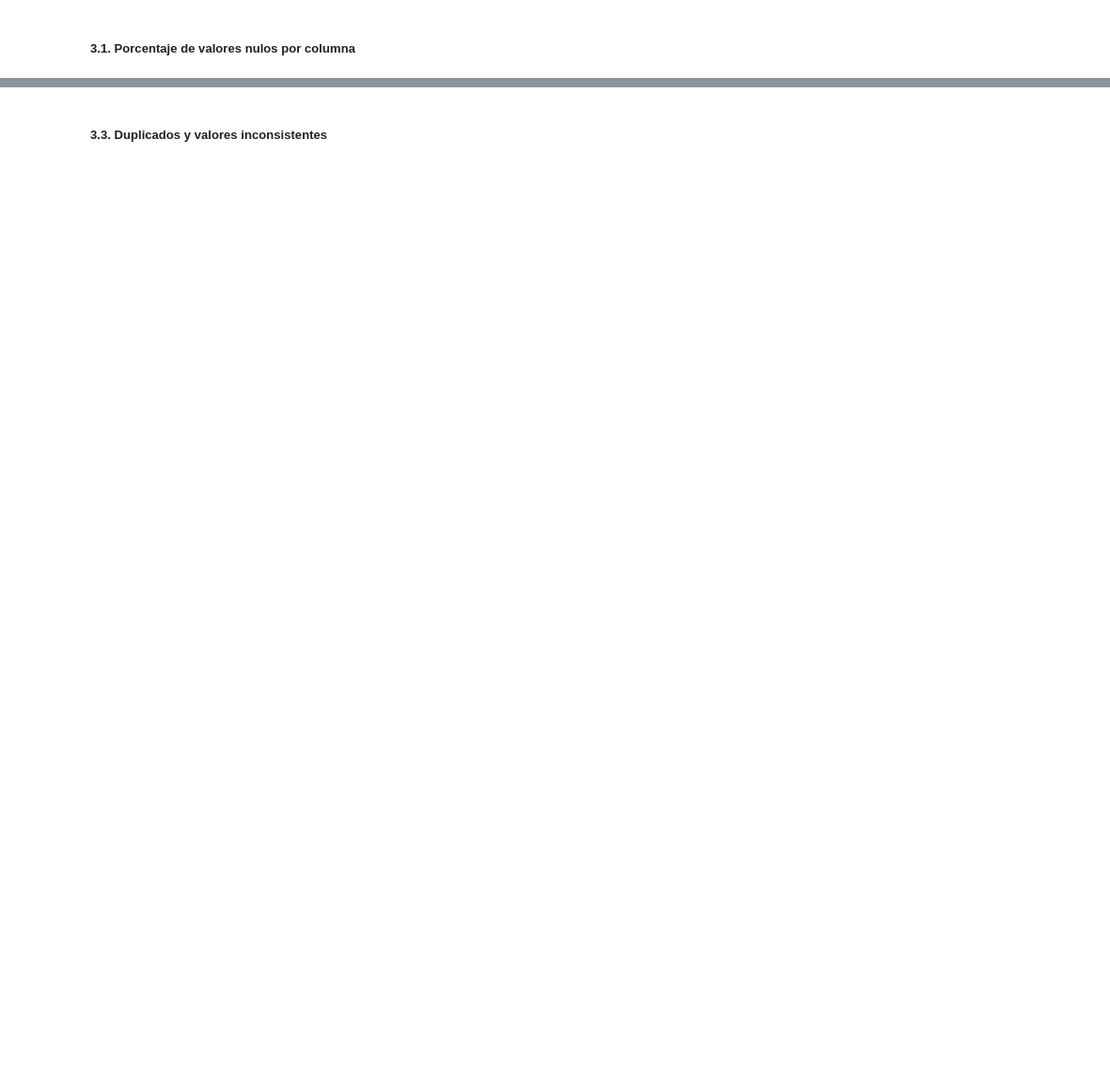
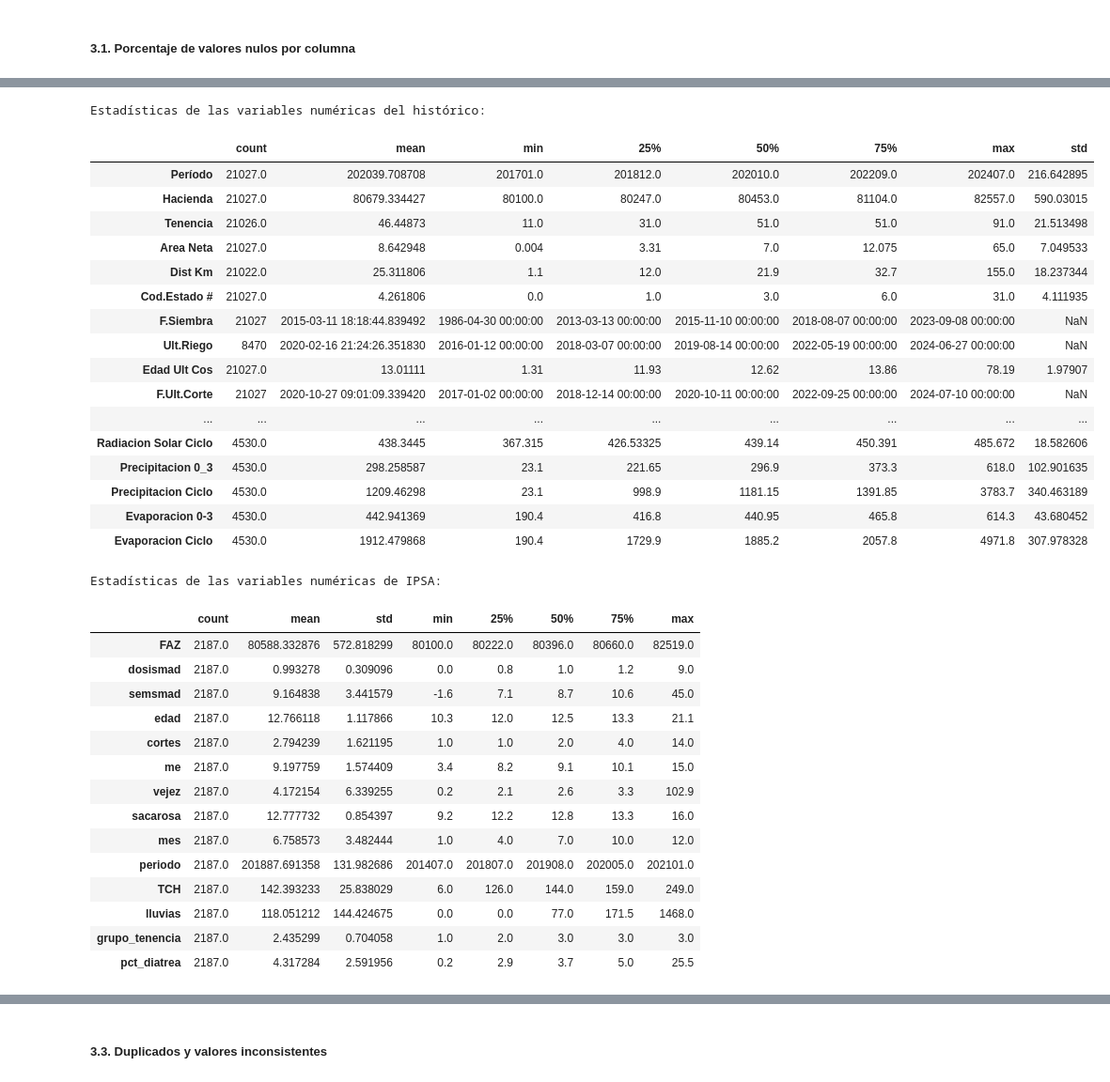
Before and after one commit to Sammmy1911/TallerAPO_Sweet, a Jupyter notebook: SweetLearning.ipynb, the cells around one changed output, grey strips where cells are left out. Shown at 94% size. Cells and saved outputs as stored; diff of their text form; code cells hidden in the pictures; blank space fills up the shorter version.

```diff
--- a/SweetLearning.ipynb
+++ b/SweetLearning.ipynb
@@ -132,0 +280,9 @@ graficar_faltantes(ipsa, "BD_IPSA_1940")
+# %%
+historico_eda = historico.drop(
+    columns=["Fert.Nitrogen.","Sum Oscilacion Temp Ciclo"],errors="ignore").copy()
+#Preguntar profe: Unnamed: 0 se excluye inicialmente porque parece un índice importado?
+ipsa_eda = ipsa.drop(
+    columns=["Unnamed: 0", "tipocorte","variedad","madurada","producto"],errors="ignore").copy()
+
+print("Dimensiones del histórico:", historico_eda.shape)
+print("Dimensiones de IPSA:", ipsa_eda.shape)
@@ -132,0 +298,41 @@ graficar_faltantes(ipsa, "BD_IPSA_1940")
+# %%
+print("Estadísticas de las variables numéricas del histórico:")
+display(historico_eda.describe().T)
+
+print("Estadísticas de las variables numéricas de IPSA:")
+display(ipsa_eda.describe().T)
+# %% [output]
+Estadísticas de las variables numéricas del histórico:
+|  | count | mean | min | 25% | 50% | 75% | max | std |
+| Período | 21027.0 | 202039.708708 | 201701.0 | 201812.0 | 202010.0 | 202209.0 | 202407.0 | 216.642895 |
+| Hacienda | 21027.0 | 80679.334427 | 80100.0 | 80247.0 | 80453.0 | 81104.0 | 82557.0 | 590.03015 |
+| Tenencia | 21026.0 | 46.44873 | 11.0 | 31.0 | 51.0 | 51.0 | 91.0 | 21.513498 |
+| Area Neta | 21027.0 | 8.642948 | 0.004 | 3.31 | 7.0 | 12.075 | 65.0 | 7.049533 |
+| Dist Km | 21022.0 | 25.311806 | 1.1 | 12.0 | 21.9 | 32.7 | 155.0 | 18.237344 |
+| Cod.Estado # | 21027.0 | 4.261806 | 0.0 | 1.0 | 3.0 | 6.0 | 31.0 | 4.111935 |
+| F.Siembra | 21027 | 2015-03-11 18:18:44.839492 | 1986-04-30 00:00:00 | 2013-03-13 00:00:00 | 2015-11-10 00:00:00 | 2018-08-07 00:00:00 | 2023-09-08 00:00:00 | NaN |
+| Ult.Riego | 8470 | 2020-02-16 21:24:26.351830 | 2016-01-12 00:00:00 | 2018-03-07 00:00:00 | 2019-08-14 00:00:00 | 2022-05-19 00:00:00 | 2024-06-27 00:00:00 | NaN |
+| Edad Ult Cos | 21027.0 | 13.01111 | 1.31 | 11.93 | 12.62 | 13.86 | 78.19 | 1.97907 |
+| F.Ult.Corte | 21027 | 2020-10-27 09:01:09.339420 | 2017-01-02 00:00:00 | 2018-12-14 00:00:00 | 2020-10-11 00:00:00 | 2022-09-25 00:00:00 | 2024-07-10 00:00:00 | NaN |
+| ... | ... | ... | ... | ... | ... | ... | ... | ... |
+| Radiacion Solar Ciclo | 4530.0 | 438.3445 | 367.315 | 426.53325 | 439.14 | 450.391 | 485.672 | 18.582606 |
+| Precipitacion 0_3 | 4530.0 | 298.258587 | 23.1 | 221.65 | 296.9 | 373.3 | 618.0 | 102.901635 |
+| Precipitacion Ciclo | 4530.0 | 1209.46298 | 23.1 | 998.9 | 1181.15 | 1391.85 | 3783.7 | 340.463189 |
+| Evaporacion 0-3 | 4530.0 | 442.941369 | 190.4 | 416.8 | 440.95 | 465.8 | 614.3 | 43.680452 |
+| Evaporacion Ciclo | 4530.0 | 1912.479868 | 190.4 | 1729.9 | 1885.2 | 2057.8 | 4971.8 | 307.978328 |
+Estadísticas de las variables numéricas de IPSA:
+|  | count | mean | std | min | 25% | 50% | 75% | max |
+| FAZ | 2187.0 | 80588.332876 | 572.818299 | 80100.0 | 80222.0 | 80396.0 | 80660.0 | 82519.0 |
+| dosismad | 2187.0 | 0.993278 | 0.309096 | 0.0 | 0.8 | 1.0 | 1.2 | 9.0 |
+| semsmad | 2187.0 | 9.164838 | 3.441579 | -1.6 | 7.1 | 8.7 | 10.6 | 45.0 |
+| edad | 2187.0 | 12.766118 | 1.117866 | 10.3 | 12.0 | 12.5 | 13.3 | 21.1 |
+| cortes | 2187.0 | 2.794239 | 1.621195 | 1.0 | 1.0 | 2.0 | 4.0 | 14.0 |
+| me | 2187.0 | 9.197759 | 1.574409 | 3.4 | 8.2 | 9.1 | 10.1 | 15.0 |
+| vejez | 2187.0 | 4.172154 | 6.339255 | 0.2 | 2.1 | 2.6 | 3.3 | 102.9 |
+| sacarosa | 2187.0 | 12.777732 | 0.854397 | 9.2 | 12.2 | 12.8 | 13.3 | 16.0 |
+| mes | 2187.0 | 6.758573 | 3.482444 | 1.0 | 4.0 | 7.0 | 10.0 | 12.0 |
+| periodo | 2187.0 | 201887.691358 | 131.982686 | 201407.0 | 201807.0 | 201908.0 | 202005.0 | 202101.0 |
+| TCH | 2187.0 | 142.393233 | 25.838029 | 6.0 | 126.0 | 144.0 | 159.0 | 249.0 |
+| lluvias | 2187.0 | 118.051212 | 144.424675 | 0.0 | 0.0 | 77.0 | 171.5 | 1468.0 |
+| grupo_tenencia | 2187.0 | 2.435299 | 0.704058 | 1.0 | 2.0 | 3.0 | 3.0 | 3.0 |
+| pct_diatrea | 2187.0 | 4.317284 | 2.591956 | 0.2 | 2.9 | 3.7 | 5.0 | 25.5 |
```
Also changed, not shown: parts of 34 cells of this notebook.
